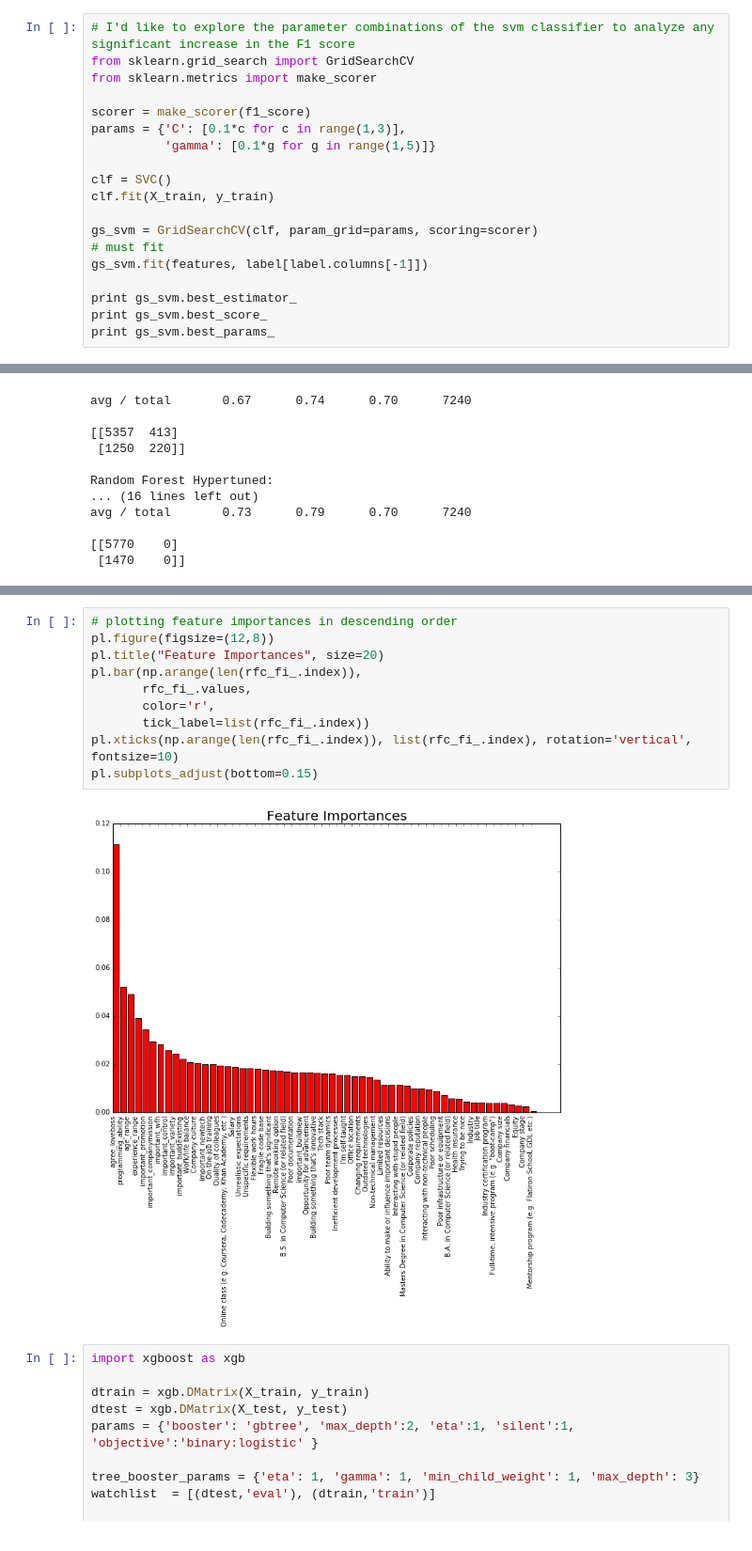
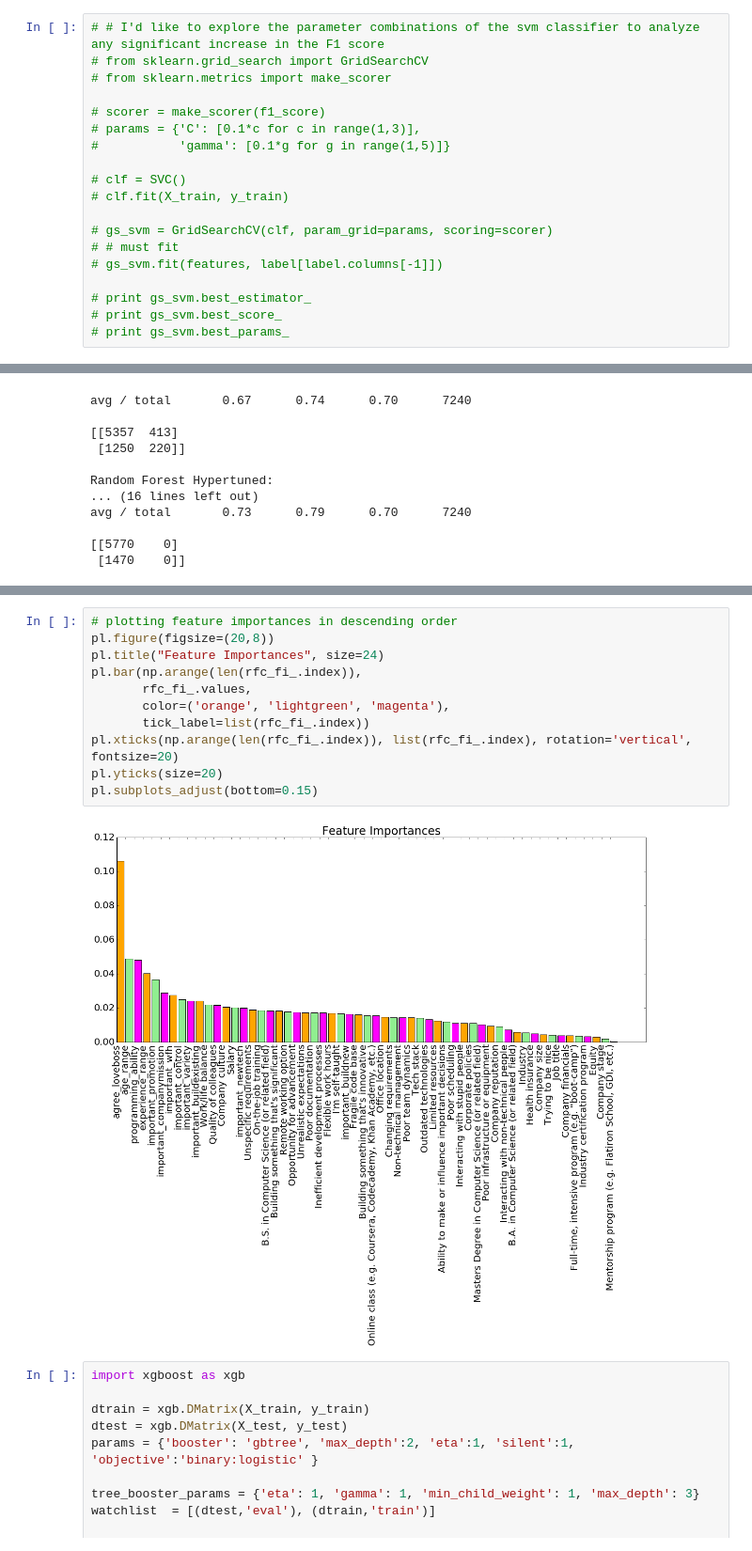
Before and after one commit to jonmhong/Stack_Overflow_Data, a Jupyter notebook: stack_overflow.ipynb, the cells around one changed output, grey strips where cells are left out. Shown at 94% size. Saved outputs shown, nothing was run; the diff lists cells and outputs as text.

```diff
--- a/stack_overflow.ipynb
+++ b/stack_overflow.ipynb
@@ -663,21 +886,21 @@ F1 Score: 0.887009992314
 
 It's not necessary to run, as it will yield the same f1 score as the classifier above.
 # %%
-# I'd like to explore the parameter combinations of the svm classifier to analyze any significant increase in the F1 score
-from sklearn.grid_search import GridSearchCV
-from sklearn.metrics import make_scorer
+# # I'd like to explore the parameter combinations of the svm classifier to analyze any significant increase in the F1 score
+# from sklearn.grid_search import GridSearchCV
+# from sklearn.metrics import make_scorer
 
-scorer = make_scorer(f1_score)
-params = {'C': [0.1*c for c in range(1,3)],
-          'gamma': [0.1*g for g in range(1,5)]}
+# scorer = make_scorer(f1_score)
+# params = {'C': [0.1*c for c in range(1,3)],
+#           'gamma': [0.1*g for g in range(1,5)]}
 
-clf = SVC()
-clf.fit(X_train, y_train)
+# clf = SVC()
+# clf.fit(X_train, y_train)
 
-gs_svm = GridSearchCV(clf, param_grid=params, scoring=scorer)
-# must fit
-gs_svm.fit(features, label[label.columns[-1]])
+# gs_svm = GridSearchCV(clf, param_grid=params, scoring=scorer)
+# # must fit
+# gs_svm.fit(features, label[label.columns[-1]])
 
-print gs_svm.best_estimator_
-print gs_svm.best_score_
-print gs_svm.best_params_
+# print gs_svm.best_estimator_
+# print gs_svm.best_score_
+# print gs_svm.best_params_
@@ -1067,16 +1281,17 @@ important_buildexisting     0.023150
 dtype: float64
 # %%
 # plotting feature importances in descending order
-pl.figure(figsize=(12,8))
-pl.title("Feature Importances", size=20)
+pl.figure(figsize=(20,8))
+pl.title("Feature Importances", size=24)
 pl.bar(np.arange(len(rfc_fi_.index)),
        rfc_fi_.values,
-       color='r',
+       color=('orange', 'lightgreen', 'magenta'),
        tick_label=list(rfc_fi_.index))
-pl.xticks(np.arange(len(rfc_fi_.index)), list(rfc_fi_.index), rotation='vertical', fontsize=10)
+pl.xticks(np.arange(len(rfc_fi_.index)), list(rfc_fi_.index), rotation='vertical', fontsize=20)
+pl.yticks(size=20)
 pl.subplots_adjust(bottom=0.15)
 # %% [output]
-[figure, old version]
+[figure, new version]
 # %%
 import xgboost as xgb
 
```
Also changed, not shown: parts of 33 cells of this notebook.
